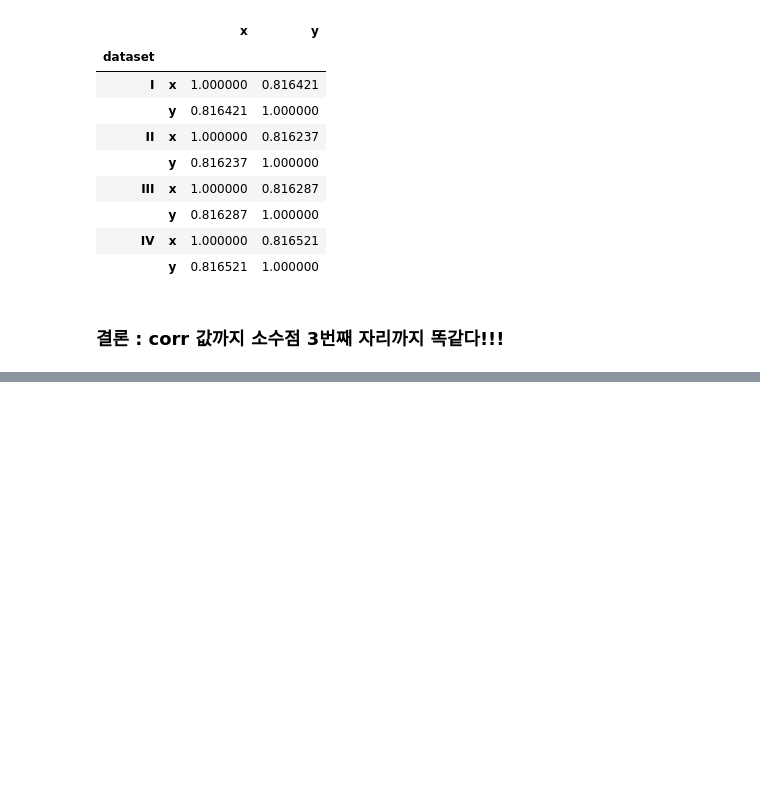
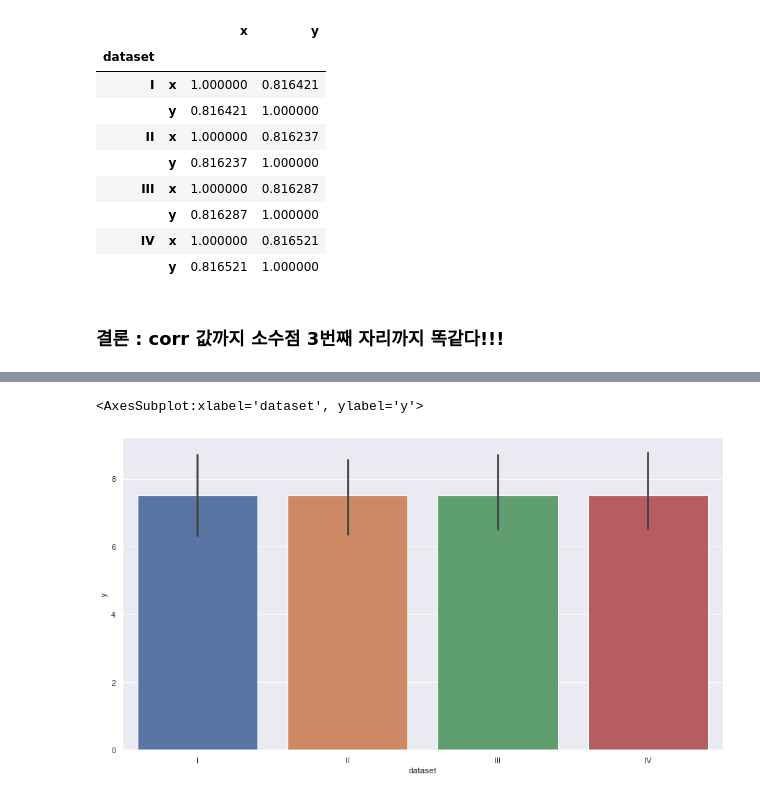
Before and after one commit to growthterrace/TIL, a Jupyter notebook: Untitled.0202.practice1.ipynb, the cells around one changed output, grey strips where cells are left out. Cells and saved outputs as stored; diff of their text form; code cells hidden in the pictures; blank space fills up the shorter version.

```diff
--- a/Untitled.0202.practice1.ipynb
+++ b/Untitled.0202.practice1.ipynb
@@ -291,0 +315,5 @@ df.groupby('dataset').corr()
+# %%
+sns.barplot(x = 'dataset', y = 'y', data=df)
+# %% [output]
+<AxesSubplot:xlabel='dataset', ylabel='y'>
+[figure, added]
```
Also changed, not shown: parts of 21 cells of this notebook.
